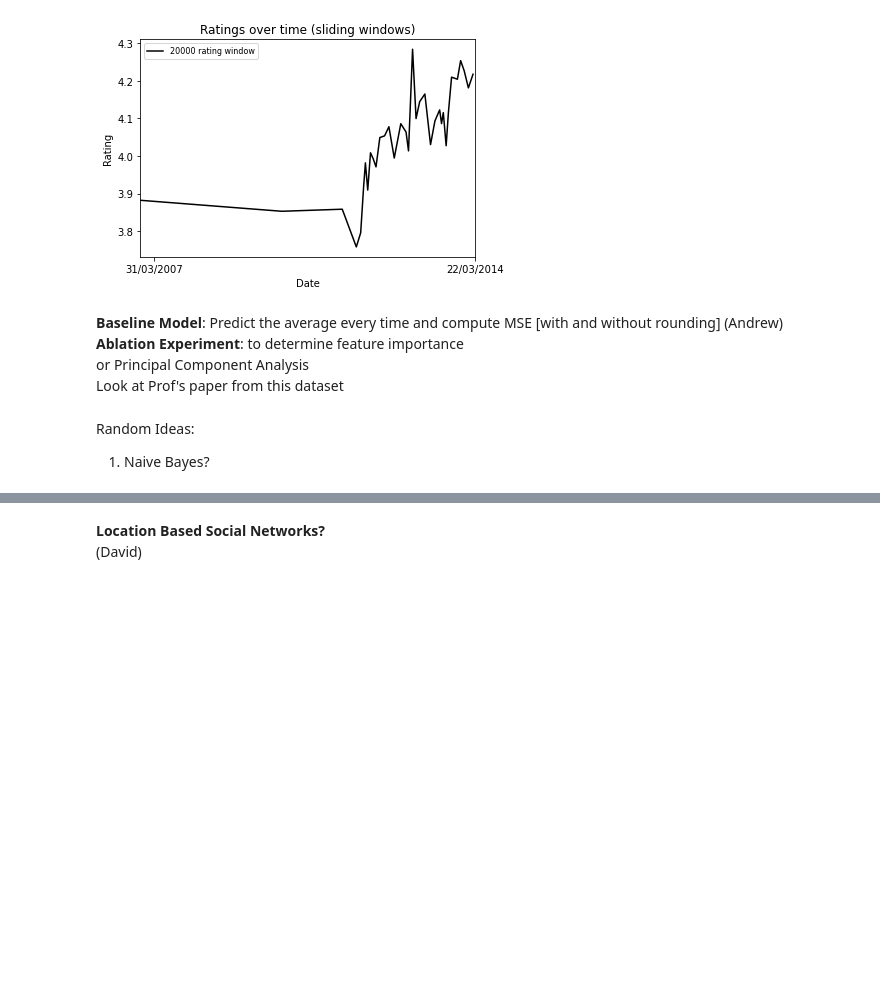
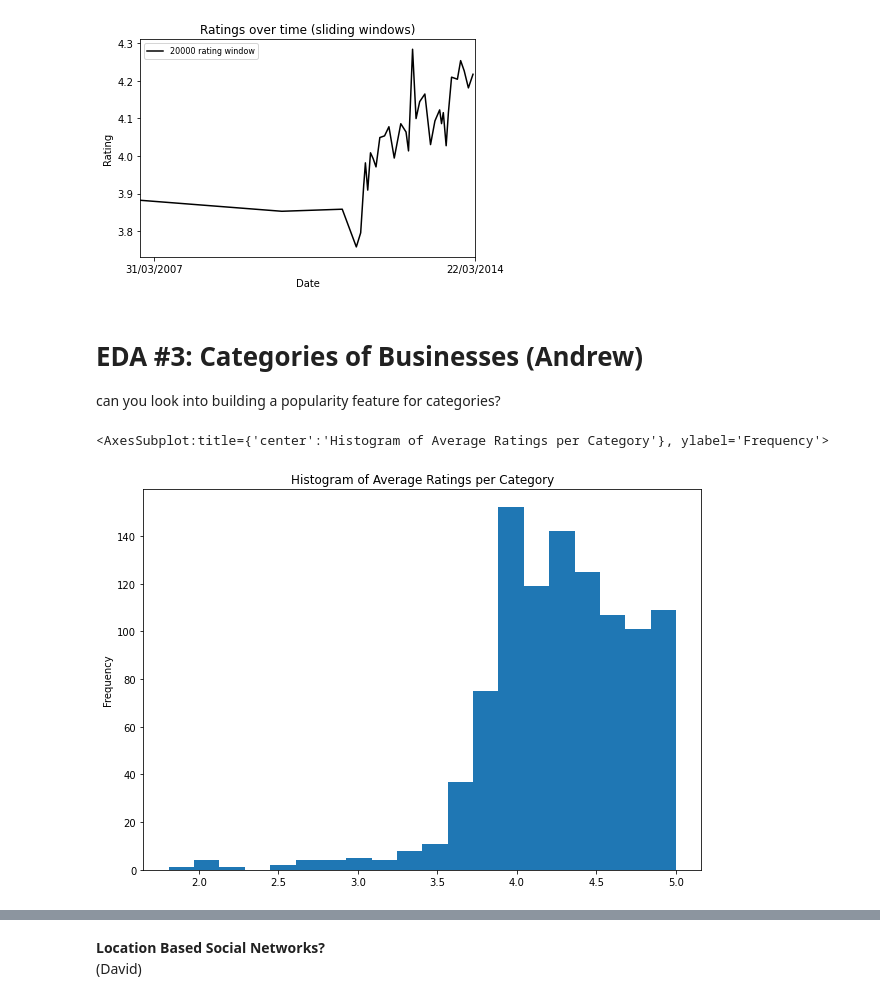
Before and after one commit to ddav118/CSE-158-CA-Google-Local-Predictions, a Jupyter notebook: David/Assignment2-David.ipynb, the cells around one changed output, grey strips where cells are left out. Drawn from its saved outputs; the diff is of its cells as text; code cells hidden in the pictures; blank space fills up the shorter version.

```diff
--- a/David/Assignment2-David.ipynb
+++ b/David/Assignment2-David.ipynb
@@ -243,11 +229,14 @@ plt.title("Ratings over time (sliding windows)")
 plt.show()
 # %% [output]
 [figure]
-# %% [markdown]
-**Baseline Model**: Predict the average every time and compute MSE [with and without rounding] (Andrew)<br />
-**Ablation Experiment**: to determine feature importance<br />
-    or Principal Component Analysis<br />
-Look at Prof's paper from this dataset
-# %% [markdown]
-Random Ideas:
-1) Naive Bayes?
+# %% [markdown]
+# **EDA #3: Categories of Businesses (Andrew)**<br />
+can you look into building a popularity feature for categories?
+# %%
+cats = defaultdict(list)
+for d in data_CA5:
+    if d['categories']:
+        for c in d['categories']:
+            cats[c].append(d['rating'])
+    else:
+        cats["None"].append(d['rating'])
@@ -253,0 +245,9 @@ Random Ideas:
+# %%
+dfCats = pd.DataFrame(cat)
+dfCats.sort_values(1, ascending=False).set_index(0)[2].plot(
+    kind="hist",
+    title="Histogram of Average Ratings per Category",
+    figsize=(10, 7),bins=20)
+# %% [output]
+<AxesSubplot:title={'center':'Histogram of Average Ratings per Category'}, ylabel='Frequency'>
+[figure, added]
```
Also changed, not shown: parts of 47 cells of this notebook.
